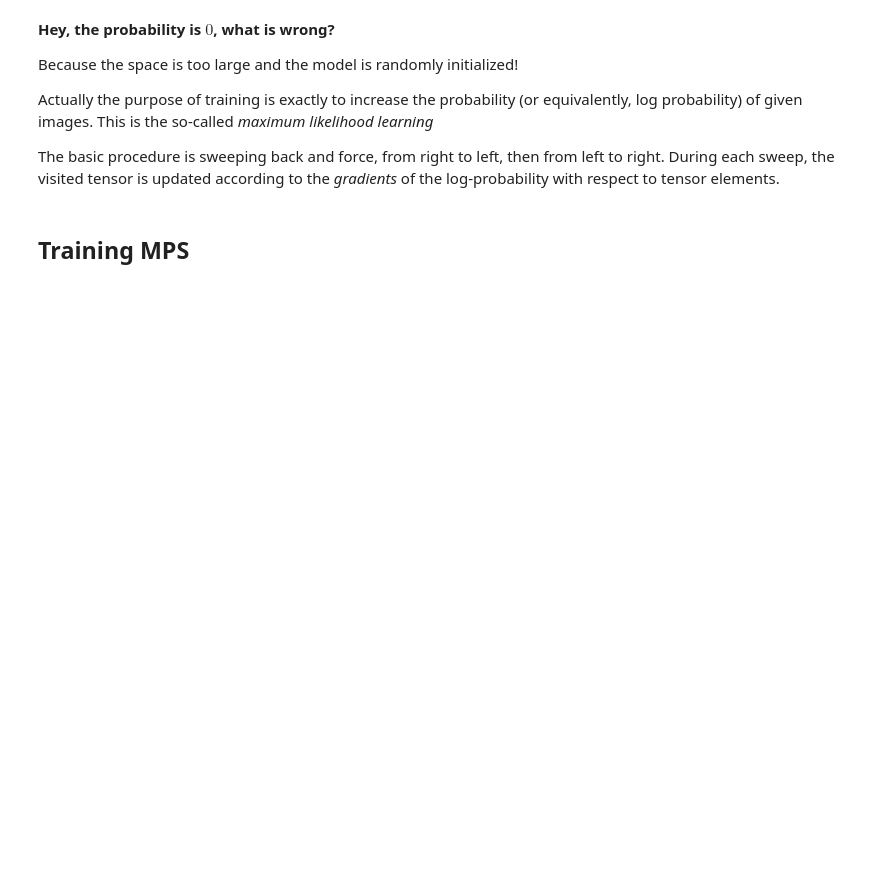
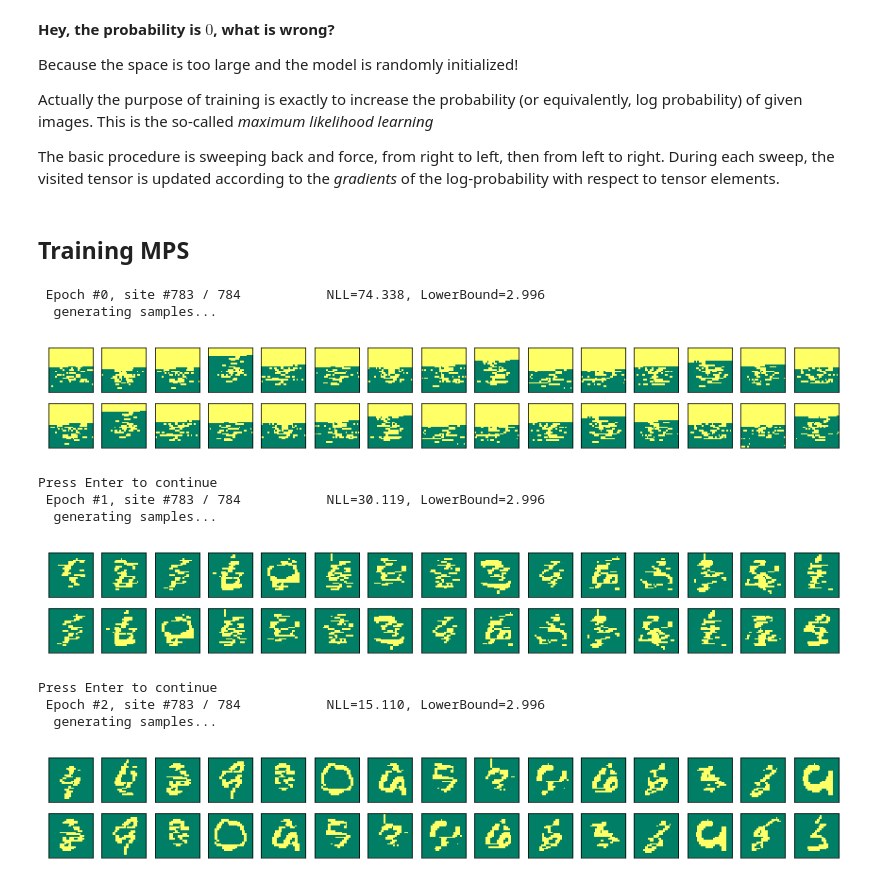
Before and after one commit to Roger-luo/MPS, a Jupyter notebook: mps_tutorial.ipynb, the cells around one changed output. Cells and saved outputs as stored; diff of their text form; code cells hidden in the pictures; blank space fills up the shorter version.

```diff
--- a/mps_tutorial.ipynb
+++ b/mps_tutorial.ipynb
@@ -166,31 +188,43 @@ for epoch in range(30):
         if(site==0): going_right=True
         gradients = torch.zeros_like(tensors[site])
         for i in [0,1]: # the pixel could be either 0 or 1
             idx=(data[:,site]==i).nonzero().type(torch.LongTensor).squeeze() # this returns indices of non-zero elements
             if(idx.numel()==0): continue
             left_vec = cache[site][idx,:,:] # a vector on the left of the site
             right_vec = cache[site+1][idx,:,:] # a vector on the right of the site
             A=tensors[site][:,data[idx,site],:]
             if(idx.numel()==1):
                 A=A.view(A.shape[0],1,A.shape[1])
                 left_vec=left_vec.view(1,left_vec.shape[0],left_vec.shape[1])
                 right_vec=right_vec.view(1,right_vec.shape[0],right_vec.shape[1])
             psi = left_vec @ A.permute(1,0,2) @right_vec # probability amplitude
             gradients[:,i,:] = torch.sum(left_vec.permute(0,2,1) @ right_vec.permute(0,2,1) / psi,0)
         gradients = 2.0*(gradients/m-tensors[site])
         tensors[site] += learning_rate * gradients/gradients.norm()
-        canonicalize(site,going_right)
+        orthogonalize(site,going_right)
         if(going_right):
             cache[site+1] = cache[site] @ tensors[site][:,data[:,site],:].permute(1,0,2)
             cache[site+1] /= cache[site+1].abs().max()
         else:
             cache[site] = tensors[site][:,data[:,site],:].permute(1,0,2) @ cache[site+1]
             cache[site] /= cache[site].abs().max()
     psi=get_psi()
     tensors_bak=tensors.copy()
     sys.stdout.write("NLL=%.3f, LowerBound=%.3f\n"%(-torch.mean(torch.log(psi*psi)),math.log(m)))
     sys.stdout.write("  generating samples...")
     imgs=gen_samples(30)
     show_imgs(imgs,2,15,15,2)
     tensors=tensors_bak.copy()
     input("Press Enter to continue  ")
+# %% [output]
+ Epoch #0, site #783 / 784           NLL=74.338, LowerBound=2.996
+  generating samples...
+[figure, added]
+Press Enter to continue
+ Epoch #1, site #783 / 784           NLL=30.119, LowerBound=2.996
+  generating samples...
+[figure, added]
+Press Enter to continue
+ Epoch #2, site #783 / 784           NLL=15.110, LowerBound=2.996
+  generating samples...
+[figure, added]
```
Also changed, not shown: parts of 7 cells of this notebook.
